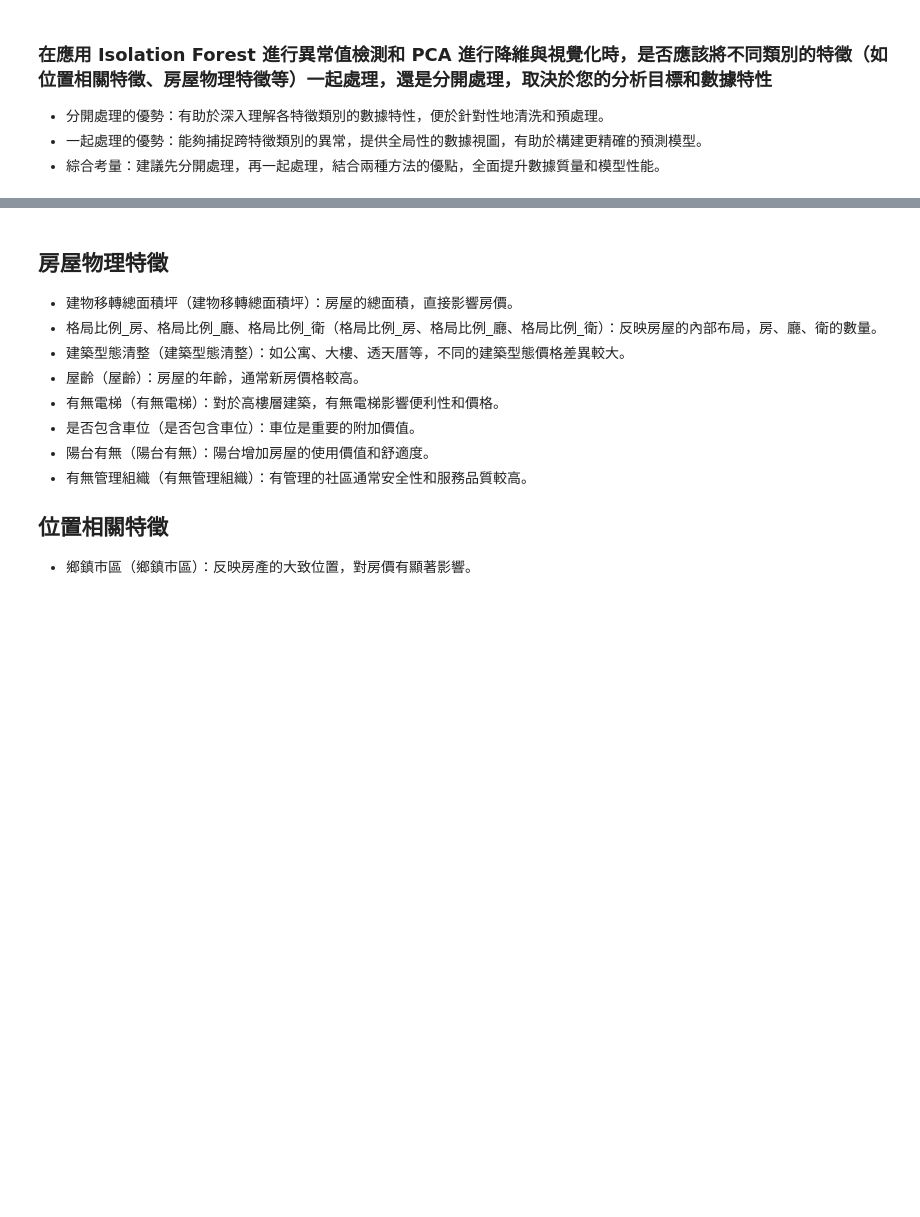
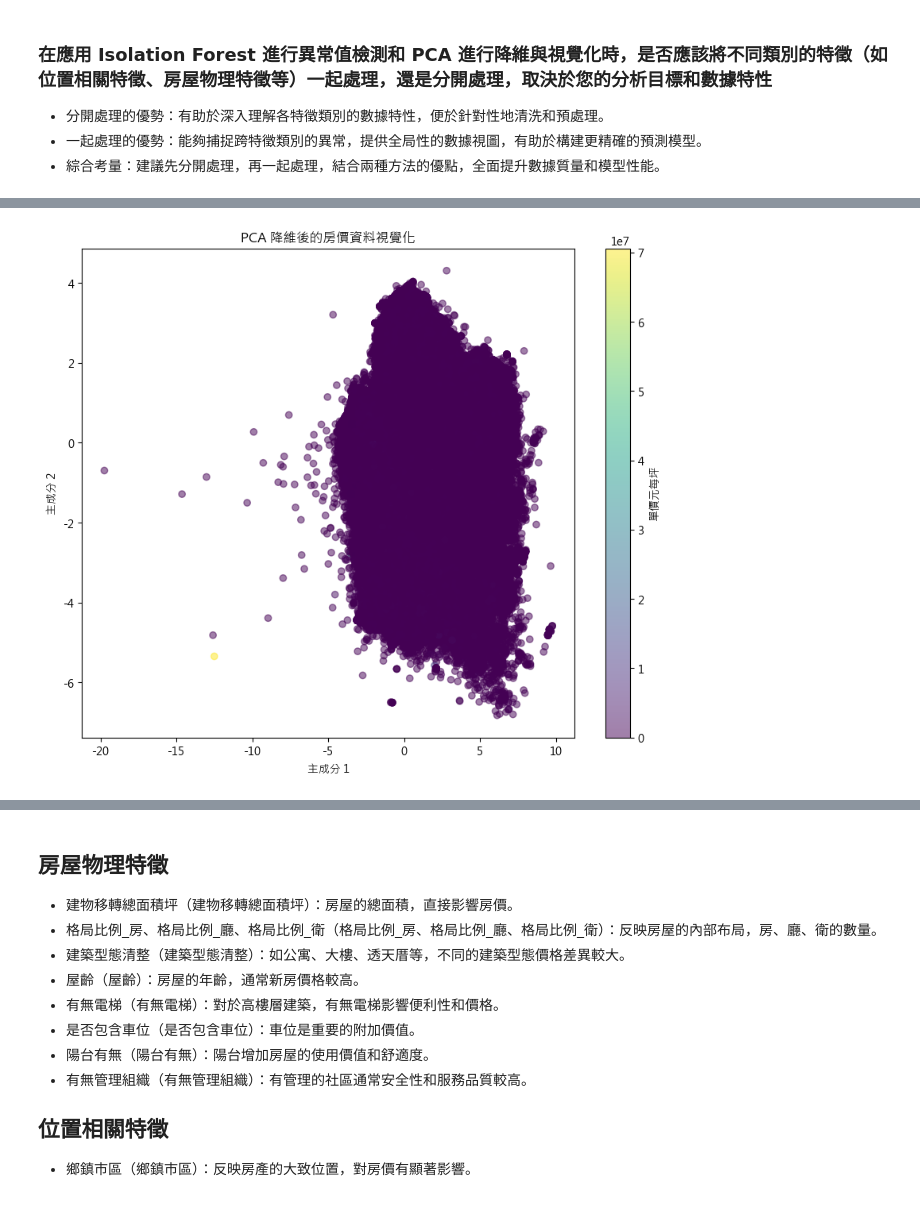
Before and after one commit to BDSE35/house, a Jupyter notebook: preprocessing/mining_isolationForest_outlier.ipynb, the cells around one changed output, grey strips where cells are left out. Drawn from its saved outputs; the diff is of its cells as text; code cells hidden in the pictures; blank space fills up the shorter version.

```diff
--- a/preprocessing/mining_isolationForest_outlier.ipynb
+++ b/preprocessing/mining_isolationForest_outlier.ipynb
@@ -15,10 +15,7 @@ import warnings
 
 warnings.filterwarnings("ignore")
 # %%
-df = pd.read_csv(
-    r"/Volumes/Debbie 1T/BDSE35-1_Final Project_2/data/實價登錄房價_237832row_cleaned.csv",
-    encoding="utf-8-sig",
-)
+df = pd.read_csv('/Volumes/Debbie 1T/BDSE35-1_Final Project_2/data/實價登錄房價_266019row_cleaned.csv')
 # %%
 df.info()
 # %% [output]
@@ -56,0 +70,83 @@ df.head()
+# %%
+# Step 1: 引入必要的庫
+import pandas as pd
+import numpy as np
+from sklearn.ensemble import IsolationForest
+from sklearn.preprocessing import StandardScaler
+from sklearn.decomposition import PCA
+import matplotlib.pyplot as plt
+%matplotlib inline
+
+# 假設資料已經讀取到 DataFrame df 中
+# df = pd.read_csv('your_data.csv')
+
+# Step 2: 定義要移除的欄位
+columns_to_drop = [
+    '備註', '編號', '交易年月日', '土地位置建物門牌', '格局比例_隔間',
+    '建築完成年月', '建物移轉總面積平方公尺', 'Region', '緯度', '經度',
+    '建築型態清整', '房地總價元', 'KDE_0.5km', 'KDE_1km', 'KDE_1.5km',
+    '交易年_民國', '單價元平方公尺', '總價元', '鄉鎮市區'
+]
+
+# 移除不需要的欄位
+df.drop(columns=columns_to_drop, axis=1, inplace=True)
+
+# Step 3: 處理缺失值
+numerical_cols = df.select_dtypes(include=['float64', 'int64']).columns.tolist()
+df[numerical_cols] = df[numerical_cols].fillna(df[numerical_cols].median())
+
+categorical_cols = df.select_dtypes(include=['object']).columns.tolist()
+df[categorical_cols] = df[categorical_cols].fillna('未知')
+
+# Step 4: 處理 `屋齡` 欄位中的負值
+df.loc[df['屋齡'] < 0, '屋齡'] = np.nan
+df['屋齡'] = df['屋齡'].fillna(df['屋齡'].median())
+
+# Step 5: 編碼類別型特徵
+df['有無管理組織'] = df['有無管理組織'].map({'有': 1, '無': 0})
+df = pd.get_dummies(df, columns=['屋齡區間'], prefix='屋齡區間', drop_first=True)
+
+# Step 6: 定義特徵矩陣 X 和目標變數 y
+y = df['單價元每坪']
+X = df.drop(['單價元每坪'], axis=1)
+
+# Step 7: 移除 X 和 y 中的缺失值
+X = X.dropna()
+y = y[X.index]  # 確保 y 與 X 的索引對齊
+
+# Step 8: 特徵縮放
+scaler = StandardScaler()
+X_scaled = scaler.fit_transform(X)
+
+# Step 9: 使用 Isolation Forest 進行異常值檢測
+iso_forest = IsolationForest(contamination=0.1, n_estimators=200,random_state=42)
+outliers = iso_forest.fit_predict(X_scaled)
+
+# Step 10: 將異常值標記到資料中
+df['Outlier'] = outliers
+df_inliers = df[df['Outlier'] == 1]
+
+# 重新定義 X 和 y，移除異常值後
+X_inliers = df_inliers.drop(['單價元每坪', 'Outlier'], axis=1)
+y_inliers = df_inliers['單價元每坪']
+X_inliers_scaled = scaler.fit_transform(X_inliers)
+
+# Step 11: 使用 PCA 進行降維
+pca = PCA(n_components=2)
+X_pca = pca.fit_transform(X_inliers_scaled)
+
+# Step 12: 資料視覺化
+plt.figure(figsize=(10, 8))
+scatter = plt.scatter(X_pca[:, 0], X_pca[:, 1], c=y_inliers, cmap='viridis', alpha=0.5)
+plt.colorbar(scatter, label='單價元每坪')
+plt.xlabel('主成分 1')
+plt.ylabel('主成分 2')
+plt.title('PCA 降維後的房價資料視覺化')
+plt.show()
+
+# 查看主成分的解釋變異比例
+explained_variance_ratio = pca.explained_variance_ratio_
+print(f'主成分 1 的解釋變異比例: {explained_variance_ratio[0]:.2%}')
+print(f'主成分 2 的解釋變異比例: {explained_variance_ratio[1]:.2%}')
+# %% [output]
+[figure, added]
```
Also changed, not shown: parts of 9 cells of this notebook, 9 other files.
